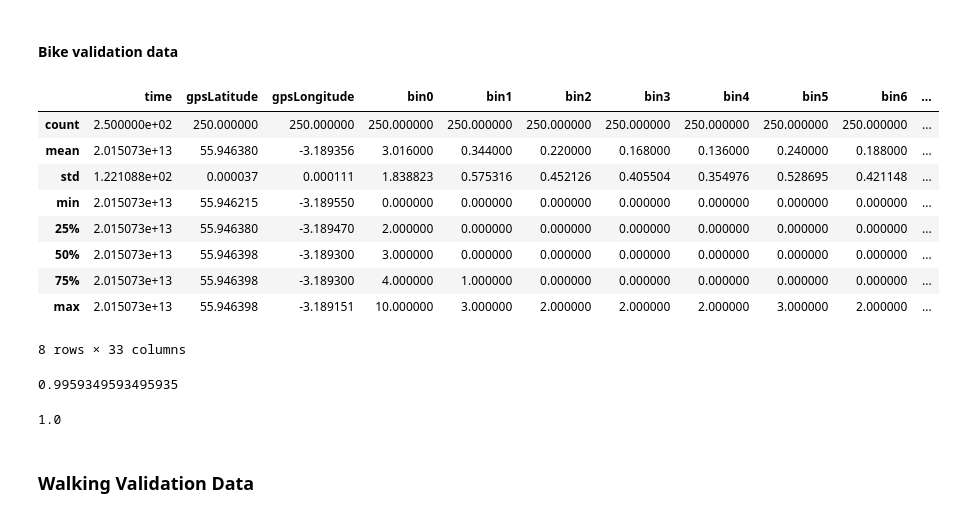
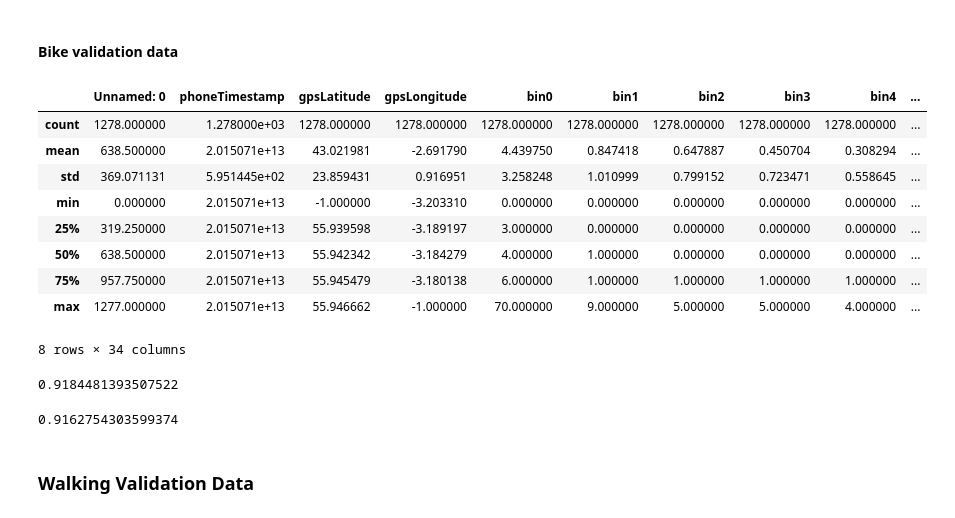
Before and after one commit to MihaiVisu/HonoursProject, a Jupyter notebook: notebooks/mixed_final_model.ipynb, the cells around one changed output. Cells and saved outputs as stored; diff of their text form; code cells hidden in the pictures.

Commit message:
change validation bike dataset

```diff
--- a/notebooks/mixed_final_model.ipynb
+++ b/notebooks/mixed_final_model.ipynb
@@ -586,23 +586,28 @@ clustered_normalised_train[bin_vals] = clustered_normalised_train[bin_vals].appl
 # %% [markdown]
 #### Bike validation data
 # %%
-bike_data_validation = pd.read_csv('../data/misc/2015072817.csv')
+bike_data_validation = pd.read_csv('../data/misc/2015071111.csv')
 bike_data_validation['environment_index'] = 3
 bike_data_validation['total'] = bike_data_validation[bin_vals].apply(lambda row: np.sum(row), axis=1)
 
-bike_data_validation = bike_data_validation.rename(index=str, columns={"latitude":'gpsLatitude', "longitude":'gpsLongitude'})
+bike_data_validation = bike_data_validation.rename(index=str,
+                                                   columns={
+                                                       "latitude":'gpsLatitude',
+                                                       "longitude":'gpsLongitude',
+                                                       "time": 'phoneTimestamp',
+                                                   })
 display(bike_data_validation.describe())
 # %% [output]
-|  | time | gpsLatitude | gpsLongitude | bin0 | bin1 | bin2 | bin3 | bin4 | bin5 | bin6 | ... |
-| count | 2.500000e+02 | 250.000000 | 250.000000 | 250.000000 | 250.000000 | 250.000000 | 250.000000 | 250.000000 | 250.000000 | 250.000000 | ... |
-| mean | 2.015073e+13 | 55.946380 | -3.189356 | 3.016000 | 0.344000 | 0.220000 | 0.168000 | 0.136000 | 0.240000 | 0.188000 | ... |
-| std | 1.221088e+02 | 0.000037 | 0.000111 | 1.838823 | 0.575316 | 0.452126 | 0.405504 | 0.354976 | 0.528695 | 0.421148 | ... |
-| min | 2.015073e+13 | 55.946215 | -3.189550 | 0.000000 | 0.000000 | 0.000000 | 0.000000 | 0.000000 | 0.000000 | 0.000000 | ... |
-| 25% | 2.015073e+13 | 55.946380 | -3.189470 | 2.000000 | 0.000000 | 0.000000 | 0.000000 | 0.000000 | 0.000000 | 0.000000 | ... |
-| 50% | 2.015073e+13 | 55.946398 | -3.189300 | 3.000000 | 0.000000 | 0.000000 | 0.000000 | 0.000000 | 0.000000 | 0.000000 | ... |
-| 75% | 2.015073e+13 | 55.946398 | -3.189300 | 4.000000 | 1.000000 | 0.000000 | 0.000000 | 0.000000 | 0.000000 | 0.000000 | ... |
-| max | 2.015073e+13 | 55.946398 | -3.189151 | 10.000000 | 3.000000 | 2.000000 | 2.000000 | 2.000000 | 3.000000 | 2.000000 | ... |
+|  | Unnamed: 0 | phoneTimestamp | gpsLatitude | gpsLongitude | bin0 | bin1 | bin2 | bin3 | bin4 | ... |
+| count | 1278.000000 | 1.278000e+03 | 1278.000000 | 1278.000000 | 1278.000000 | 1278.000000 | 1278.000000 | 1278.000000 | 1278.000000 | ... |
+| mean | 638.500000 | 2.015071e+13 | 43.021981 | -2.691790 | 4.439750 | 0.847418 | 0.647887 | 0.450704 | 0.308294 | ... |
+| std | 369.071131 | 5.951445e+02 | 23.859431 | 0.916951 | 3.258248 | 1.010999 | 0.799152 | 0.723471 | 0.558645 | ... |
+| min | 0.000000 | 2.015071e+13 | -1.000000 | -3.203310 | 0.000000 | 0.000000 | 0.000000 | 0.000000 | 0.000000 | ... |
+| 25% | 319.250000 | 2.015071e+13 | 55.939598 | -3.189197 | 3.000000 | 0.000000 | 0.000000 | 0.000000 | 0.000000 | ... |
+| 50% | 638.500000 | 2.015071e+13 | 55.942342 | -3.184279 | 4.000000 | 1.000000 | 0.000000 | 0.000000 | 0.000000 | ... |
+| 75% | 957.750000 | 2.015071e+13 | 55.945479 | -3.180138 | 6.000000 | 1.000000 | 1.000000 | 1.000000 | 1.000000 | ... |
+| max | 1277.000000 | 2.015071e+13 | 55.946662 | -1.000000 | 70.000000 | 9.000000 | 5.000000 | 5.000000 | 4.000000 | ... |
-8 rows × 33 columns
+8 rows × 34 columns
 # %%
 clustered_validation_data = get_environment_clusters(bike_data_validation, 40, bin_vals, kmeans)
 
@@ -622,7 +627,7 @@ print(get_training_accuracy_mixed_models(rf, [
 
 # print("Validation accuracy:", accuracy_score(clustered_normalised['environment_index'], predictions))
 # %% [output]
-0.9959349593495935
+0.9184481393507522
 # %%
 clustered_validation_data = get_environment_clusters(bike_data_validation, 40, bin_vals, kmeans)
 
@@ -639,7 +644,7 @@ print(get_training_accuracy_mixed_models(rf, [
 
 # print("Validation accuracy:", accuracy_score(clustered_validation_data['environment_index'], predictions))
 # %% [output]
-1.0
+0.9162754303599374
 # %% [markdown]
 ### Walking Validation Data
 # %%
```
Also changed, not shown: parts of 1 cell of this notebook, 2 other files.
